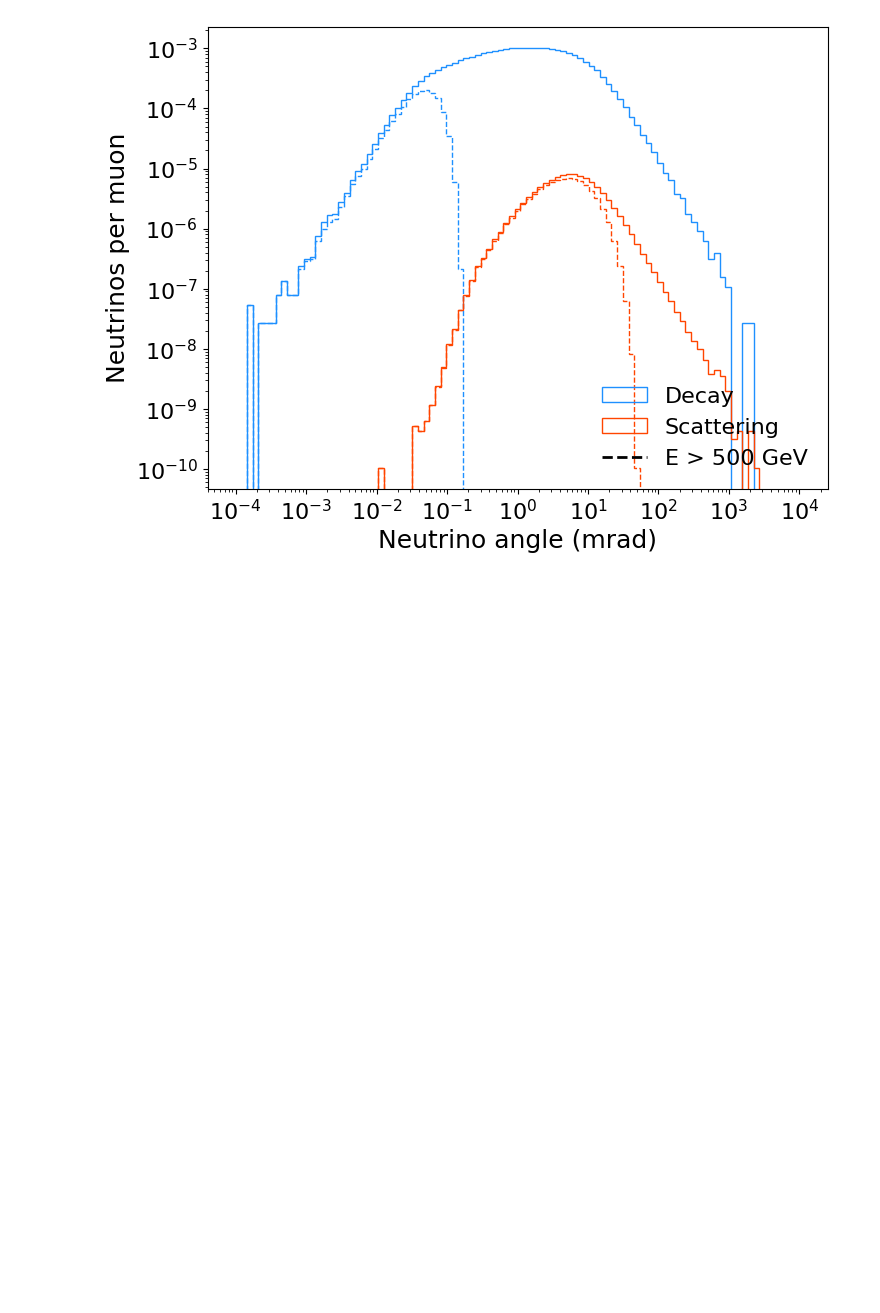
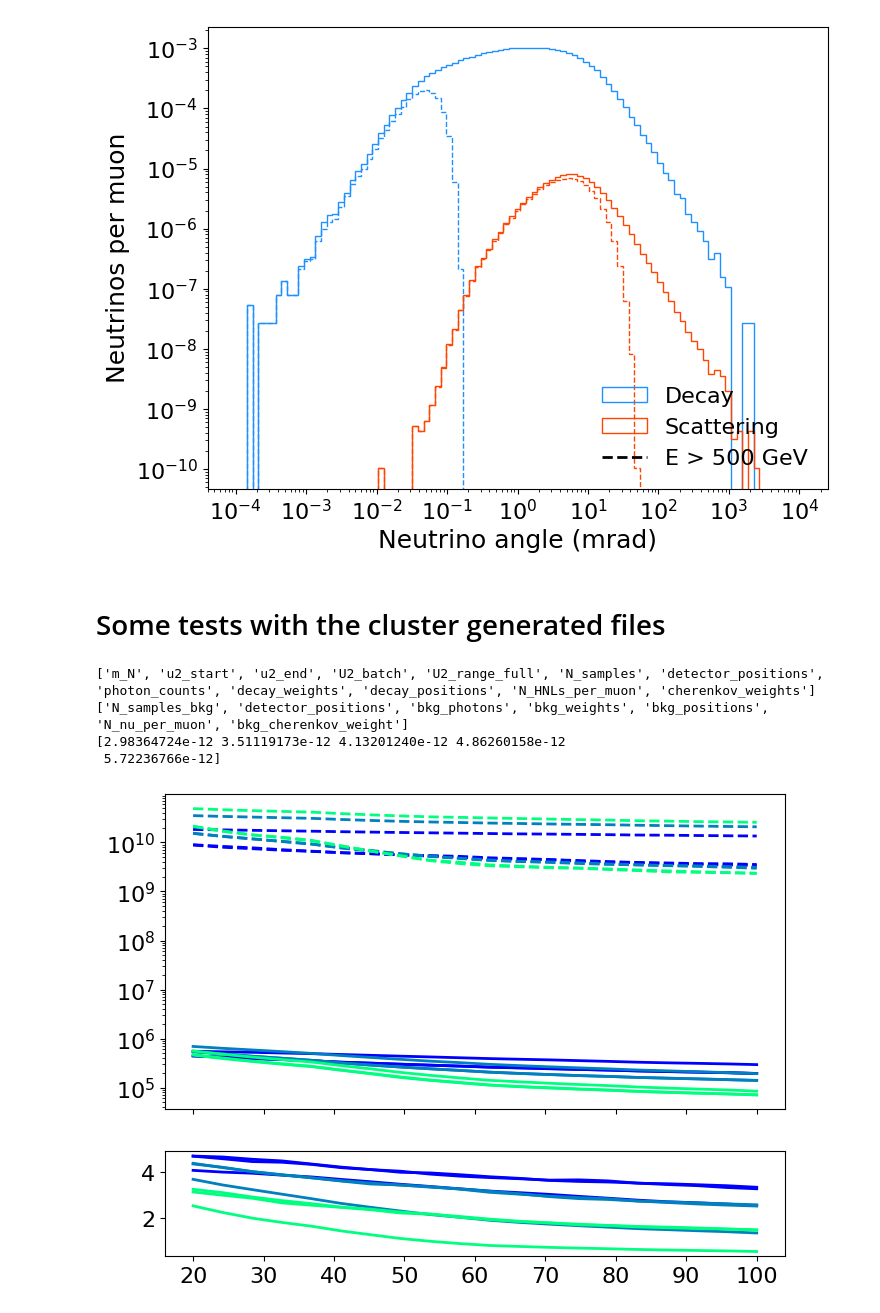
Before and after one commit to nickkamp1/NeutrinoFactoryHNL, a Jupyter notebook: BalloonSandbox.ipynb, the cells around one changed output. Drawn from its saved outputs; the diff is of its cells as text; code cells hidden in the pictures; blank space fills up the shorter version.

```diff
--- a/BalloonSandbox.ipynb
+++ b/BalloonSandbox.ipynb
@@ -719,3 +719,59 @@ plt.show()
 [figure]
 [figure]
 [figure]
+# %% [markdown]
+# Some tests with the cluster generated files
+# %%
+sig = np.load("data/scan_results_balloon_lowstats/scan_mN_20_u2batch_007.npz")
+bkg_decay = np.load("data/scan_results_balloon_lowstats/scan_background_decay.npz")
+bkg_scatter = np.load("data/scan_results_balloon_lowstats/scan_background_scattering.npz")
+
+sig_weights = np.squeeze(sig["decay_weights"][0] * sig["cherenkov_weights"][0] * sig["N_HNLs_per_muon"][0] * 1e22) / sig["N_samples"]
+bkg_decay_weights = np.squeeze(bkg_decay["bkg_weights"] * bkg_decay["bkg_cherenkov_weight"] * bkg_decay["N_nu_per_muon"] * 1e22) / bkg_decay["N_samples_bkg"]
+bkg_scatter_weights = np.squeeze(bkg_scatter["bkg_weights"] * bkg_scatter["bkg_cherenkov_weight"] * bkg_scatter["N_nu_per_muon"] * 1e22) / bkg_scatter["N_samples_bkg"]
+print(list(sig.keys()))
+print(list(bkg_decay.keys()))
+print(sig["U2_batch"])
+sig_sampled_photons = np.random.poisson(sig["photon_counts"][0])
+bkg_decay_sampled_photons = np.random.poisson(bkg_decay["bkg_photons"])
+bkg_scatter_sampled_photons = np.random.poisson(bkg_scatter["bkg_photons"])
+
+active_dets = [2,5]
+photon_threshold=40
+# %% [output]
+['m_N', 'u2_start', 'u2_end', 'U2_batch', 'U2_range_full', 'N_samples', 'detector_positions', 'photon_counts', 'decay_weights', 'decay_positions', 'N_HNLs_per_muon', 'cherenkov_weights']
+['N_samples_bkg', 'detector_positions', 'bkg_photons', 'bkg_weights', 'bkg_positions', 'N_nu_per_muon', 'bkg_cherenkov_weight']
+[2.98364724e-12 3.51119173e-12 4.13201240e-12 4.86260158e-12
+ 5.72236766e-12]
+# %%
+def stats_per_threshold(photon_threshold):
+    pulls = {}
+    nsig = {}
+    nbkg = {}
+    for idet in range(sig_sampled_photons.shape[0]):
+        nsig[idet] = sum(sig_weights[sig_sampled_photons[idet]>photon_threshold])
+        nbkg[idet] = sum(bkg_scatter_weights[bkg_scatter_sampled_photons[idet]>photon_threshold])
+        nbkg[idet] += sum(bkg_decay_weights[bkg_decay_sampled_photons[idet]>photon_threshold])
+        pulls[idet] = nsig[idet] / np.sqrt(nsig[idet] + nbkg[idet]) if (nsig[idet]+nbkg[idet])>0 else 0
+    return nsig,nbkg,pulls
+
+pulls_per_threshold = {}
+nsig_per_threshold = {}
+nbkg_per_threshold = {}
+photon_thresholds = np.linspace(20,100,20)
+for photon_threshold in photon_thresholds:
+    nsig,nbkg,pulls = stats_per_threshold(photon_threshold)
+    nsig_per_threshold[photon_threshold] = nsig
+    nbkg_per_threshold[photon_threshold] = nbkg
+    pulls_per_threshold[photon_threshold] = pulls
+# %%
+cmap = plt.get_cmap("winter")
+fig,ax = plt.subplots(2,1,sharex=True,height_ratios=[3,1])
+for idet in range(9):
+    color = cmap(int(idet/3)/2)
+    ax[0].plot(photon_thresholds,[nsig_per_threshold[pt][idet] for pt in photon_thresholds],label="Detector %d"%idet,color=color)
+    ax[0].plot(photon_thresholds,[nbkg_per_threshold[pt][idet] for pt in photon_thresholds],color=color,linestyle='--')
+    ax[1].plot(photon_thresholds,[pulls_per_threshold[pt][idet] for pt in photon_thresholds],color=color)
+ax[0].set_yscale('log')
+# %% [output]
+[figure, added]
```
Also changed, not shown: parts of 2 cells of this notebook, 5 other files.
